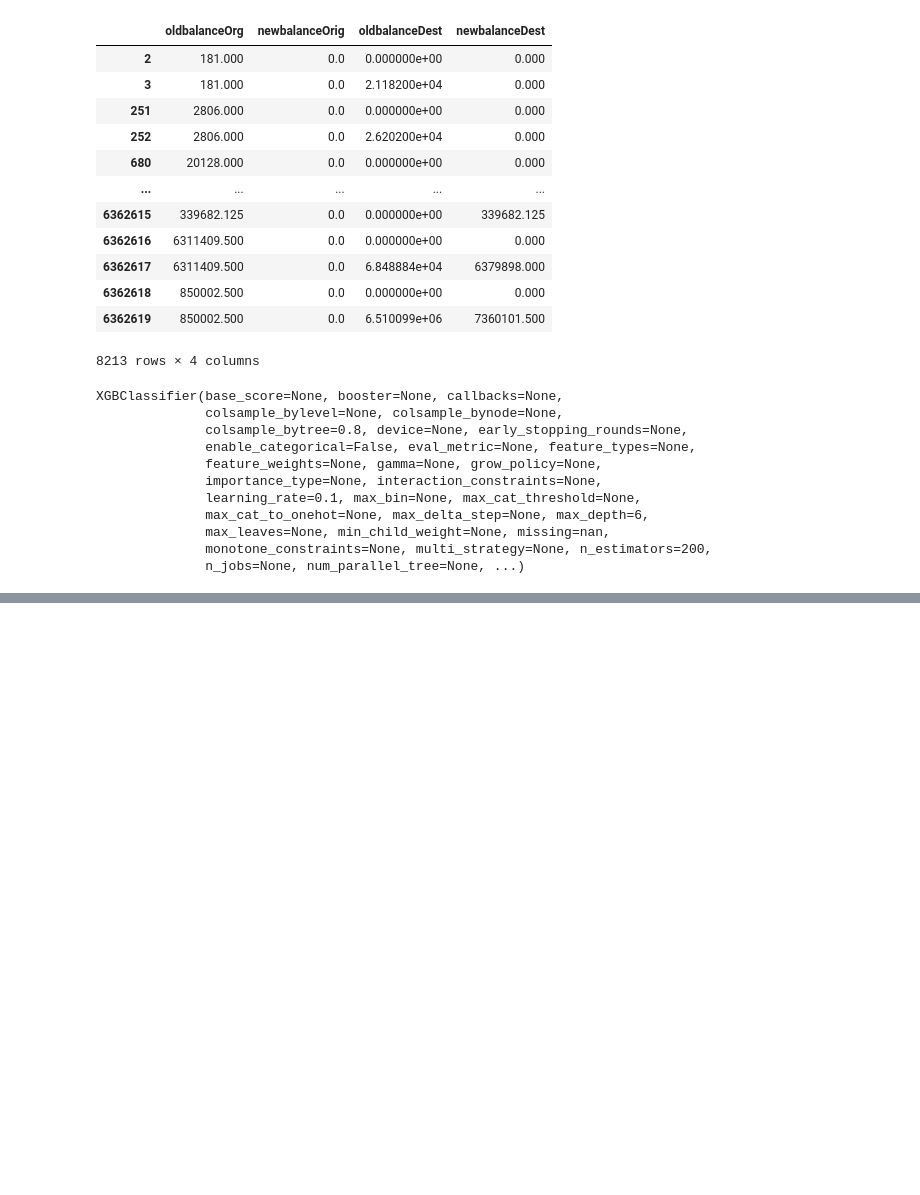
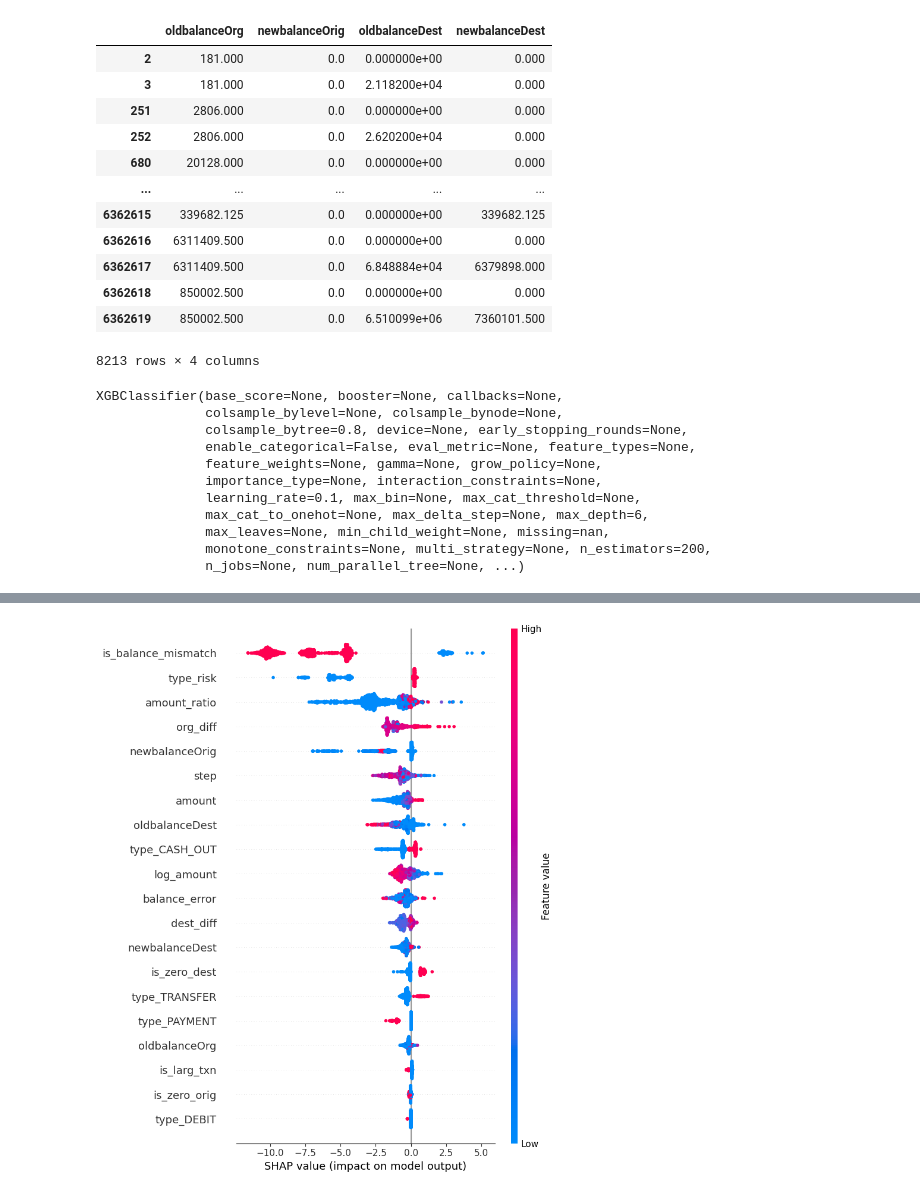
Before and after one commit to shubh229177/Fraud-Detection-System, a Jupyter notebook: System.ipynb, the cells around one changed output, grey strips where cells are left out. Cells and saved outputs as stored; diff of their text form; code cells hidden in the pictures; blank space fills up the shorter version.

```diff
--- a/System.ipynb
+++ b/System.ipynb
@@ -265,0 +274,7 @@ Precision: 0.9174785100286533
+# %%
+explainer = shap.Explainer(model_XGB)
+shap_values = explainer(X_test[:1000])  # sample le warna crash hoga
+
+shap.summary_plot(shap_values, X_test[:1000])
+# %% [output]
+[figure, added]
```
Also changed, not shown: parts of 8 cells of this notebook.
